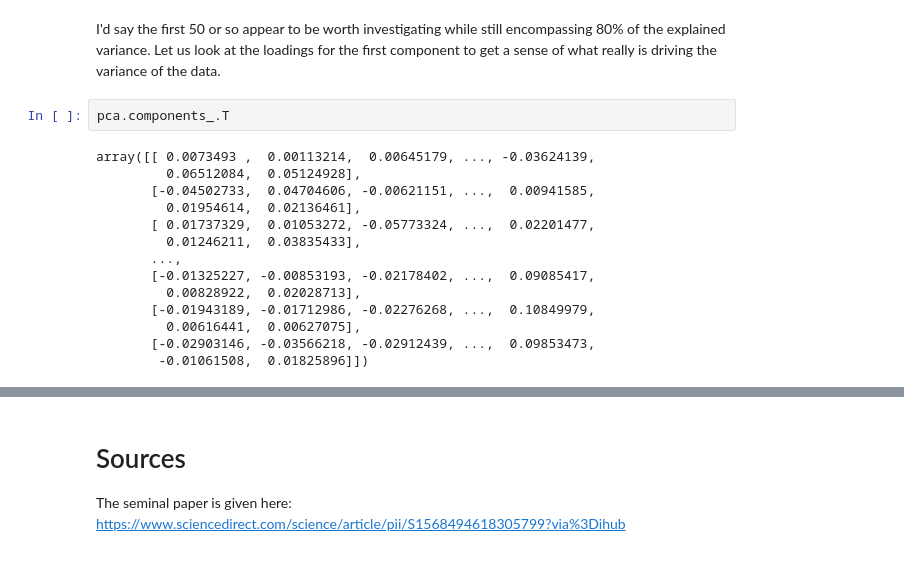
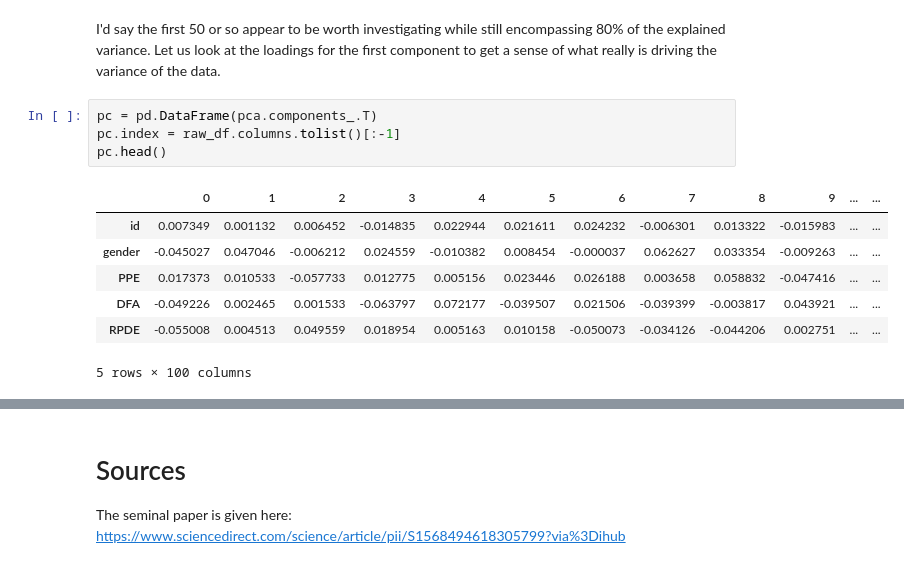
Before and after one commit to Mark-Oussoren/Parkinson_Classification, a Jupyter notebook: notebooks/EDA - Mark.ipynb, the cells around one changed output, grey strips where cells are left out. Saved outputs shown, nothing was run; the diff lists cells and outputs as text.

```diff
--- a/notebooks/EDA - Mark.ipynb
+++ b/notebooks/EDA - Mark.ipynb
@@ -97,18 +97,14 @@ Text(0, 0.5, 'Cumulative Explained Variance %')
 # %% [markdown]
 I'd say the first 50 or so appear to be worth investigating while still encompassing 80% of the explained variance. Let us look at the loadings for the first component to get a sense of what really is driving the variance of the data.
 # %%
-pca.components_.T
+pc = pd.DataFrame(pca.components_.T)
+pc.index = raw_df.columns.tolist()[:-1]
+pc.head()
 # %% [output]
+|  | 0 | 1 | 2 | 3 | 4 | 5 | 6 | 7 | 8 | 9 | ... | ... |
+| id | 0.007349 | 0.001132 | 0.006452 | -0.014835 | 0.022944 | 0.021611 | 0.024232 | -0.006301 | 0.013322 | -0.015983 | ... | ... |
+| gender | -0.045027 | 0.047046 | -0.006212 | 0.024559 | -0.010382 | 0.008454 | -0.000037 | 0.062627 | 0.033354 | -0.009263 | ... | ... |
+| PPE | 0.017373 | 0.010533 | -0.057733 | 0.012775 | 0.005156 | 0.023446 | 0.026188 | 0.003658 | 0.058832 | -0.047416 | ... | ... |
+| DFA | -0.049226 | 0.002465 | 0.001533 | -0.063797 | 0.072177 | -0.039507 | 0.021506 | -0.039399 | -0.003817 | 0.043921 | ... | ... |
+| RPDE | -0.055008 | 0.004513 | 0.049559 | 0.018954 | 0.005163 | 0.010158 | -0.050073 | -0.034126 | -0.044206 | 0.002751 | ... | ... |
-array([[ 0.0073493 ,  0.00113214,  0.00645179, ..., -0.03624139,
-         0.06512084,  0.05124928],
-       [-0.04502733,  0.04704606, -0.00621151, ...,  0.00941585,
-         0.01954614,  0.02136461],
-       [ 0.01737329,  0.01053272, -0.05773324, ...,  0.02201477,
-         0.01246211,  0.03835433],
-       ...,
-       [-0.01325227, -0.00853193, -0.02178402, ...,  0.09085417,
-         0.00828922,  0.02028713],
-       [-0.01943189, -0.01712986, -0.02276268, ...,  0.10849979,
-         0.00616441,  0.00627075],
-       [-0.02903146, -0.03566218, -0.02912439, ...,  0.09853473,
-        -0.01061508,  0.01825896]])
+5 rows × 100 columns
```
Also changed, not shown: parts of 5 cells of this notebook, 1 other file.
